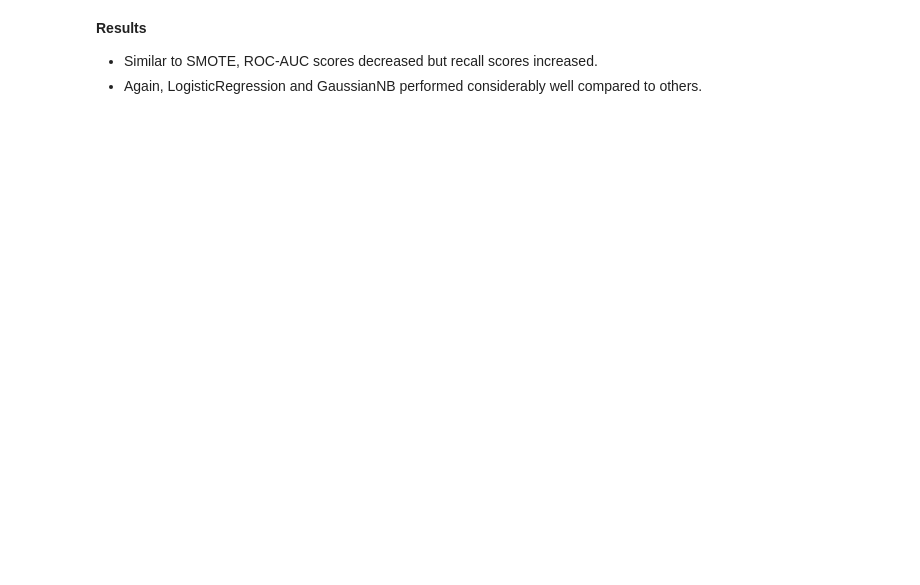
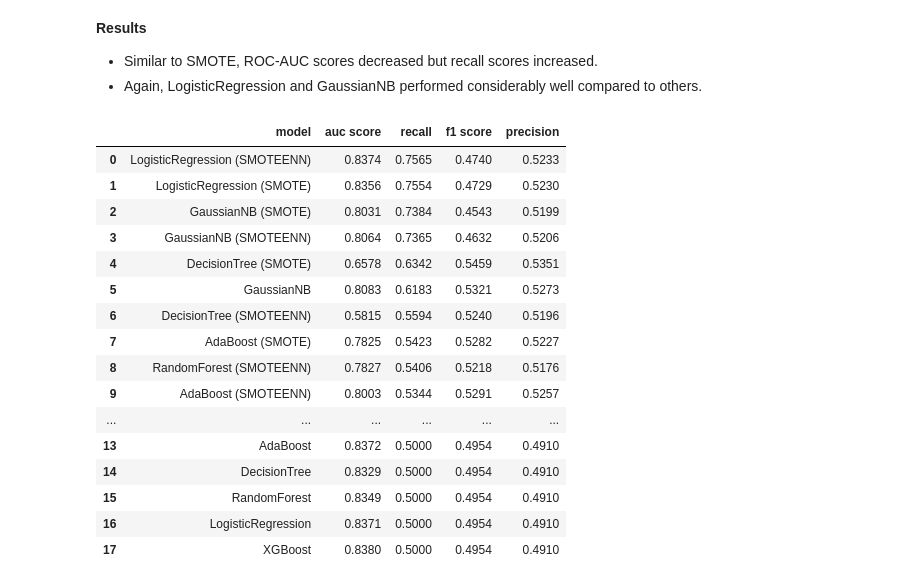
Before and after one commit to jakeryu37/Stroke-Prediction-ML-Model, a Jupyter notebook: Stroke_Prediction_Model.ipynb, the cells around one changed output. Drawn from its saved outputs; the diff is of its cells as text; code cells hidden in the pictures; blank space fills up the shorter version.

```diff
--- a/Stroke_Prediction_Model.ipynb
+++ b/Stroke_Prediction_Model.ipynb
@@ -582,5 +922,24 @@ df_res_smoteenn['model'] = [name + ' (SMOTEENN)' for name in df_res_smoteenn['mo
 
 # concatenate dataframes
 df_res_overall = pd.concat([df_res, df_res_smote, df_res_smoteenn])
-df_res_overall.sort_values(by=['auc score', 'recall'], inplace=True, ignore_index=False, ascending=False)
-df_res_overall
+# %%
+df_res_overall.sort_values(by=['recall'], inplace=True, ignore_index=True, ascending=False)
+df_res_overall
+# %% [output]
+|  | model | auc score | recall | f1 score | precision |
+| 0 | LogisticRegression (SMOTEENN) | 0.8374 | 0.7565 | 0.4740 | 0.5233 |
+| 1 | LogisticRegression (SMOTE) | 0.8356 | 0.7554 | 0.4729 | 0.5230 |
+| 2 | GaussianNB (SMOTE) | 0.8031 | 0.7384 | 0.4543 | 0.5199 |
+| 3 | GaussianNB (SMOTEENN) | 0.8064 | 0.7365 | 0.4632 | 0.5206 |
+| 4 | DecisionTree (SMOTE) | 0.6578 | 0.6342 | 0.5459 | 0.5351 |
+| 5 | GaussianNB | 0.8083 | 0.6183 | 0.5321 | 0.5273 |
+| 6 | DecisionTree (SMOTEENN) | 0.5815 | 0.5594 | 0.5240 | 0.5196 |
+| 7 | AdaBoost (SMOTE) | 0.7825 | 0.5423 | 0.5282 | 0.5227 |
+| 8 | RandomForest (SMOTEENN) | 0.7827 | 0.5406 | 0.5218 | 0.5176 |
+| 9 | AdaBoost (SMOTEENN) | 0.8003 | 0.5344 | 0.5291 | 0.5257 |
+| ... | ... | ... | ... | ... | ... |
+| 13 | AdaBoost | 0.8372 | 0.5000 | 0.4954 | 0.4910 |
+| 14 | DecisionTree | 0.8329 | 0.5000 | 0.4954 | 0.4910 |
+| 15 | RandomForest | 0.8349 | 0.5000 | 0.4954 | 0.4910 |
+| 16 | LogisticRegression | 0.8371 | 0.5000 | 0.4954 | 0.4910 |
+| 17 | XGBoost | 0.8380 | 0.5000 | 0.4954 | 0.4910 |
```
Also changed, not shown: parts of 14 cells of this notebook.
